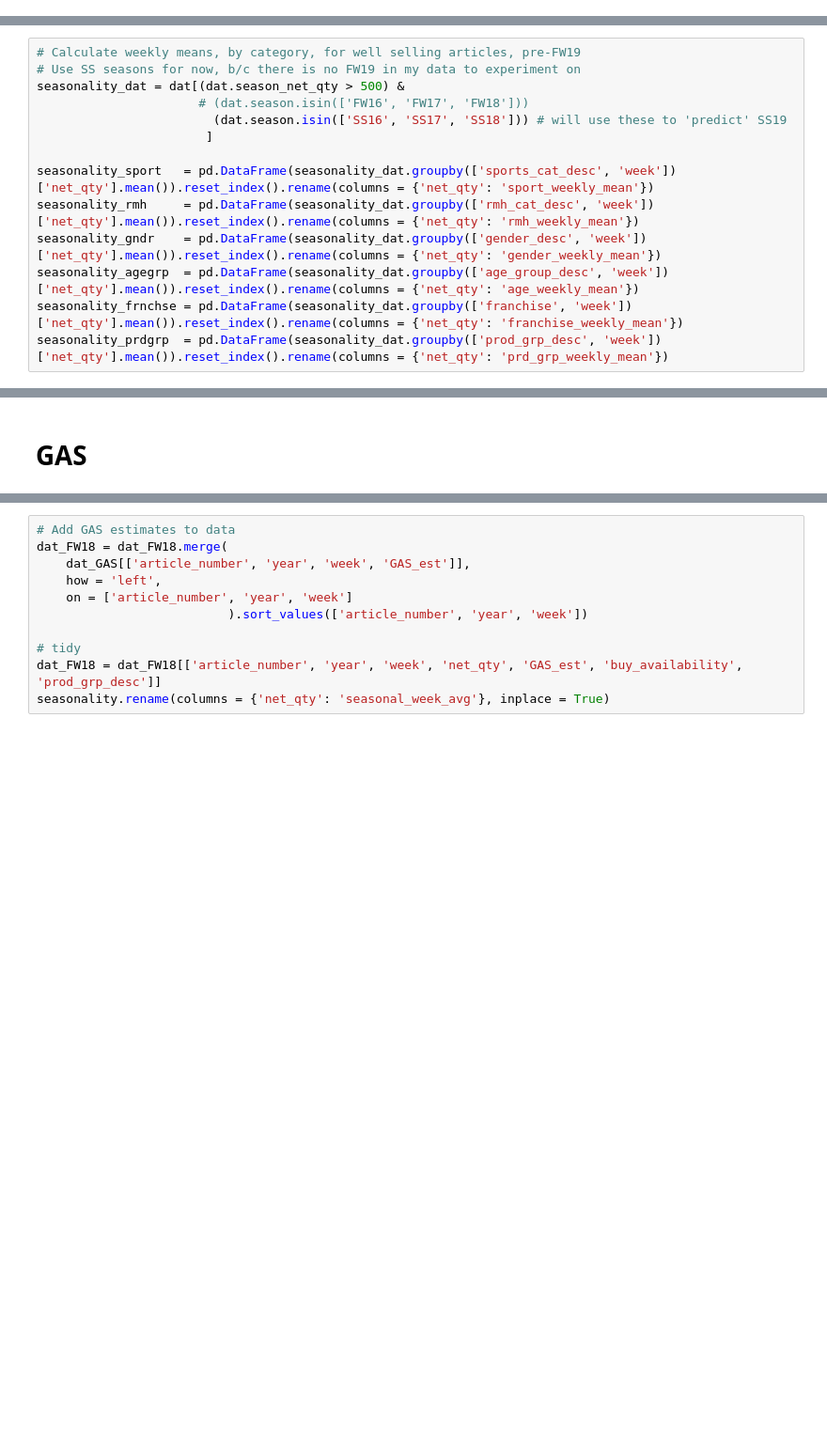
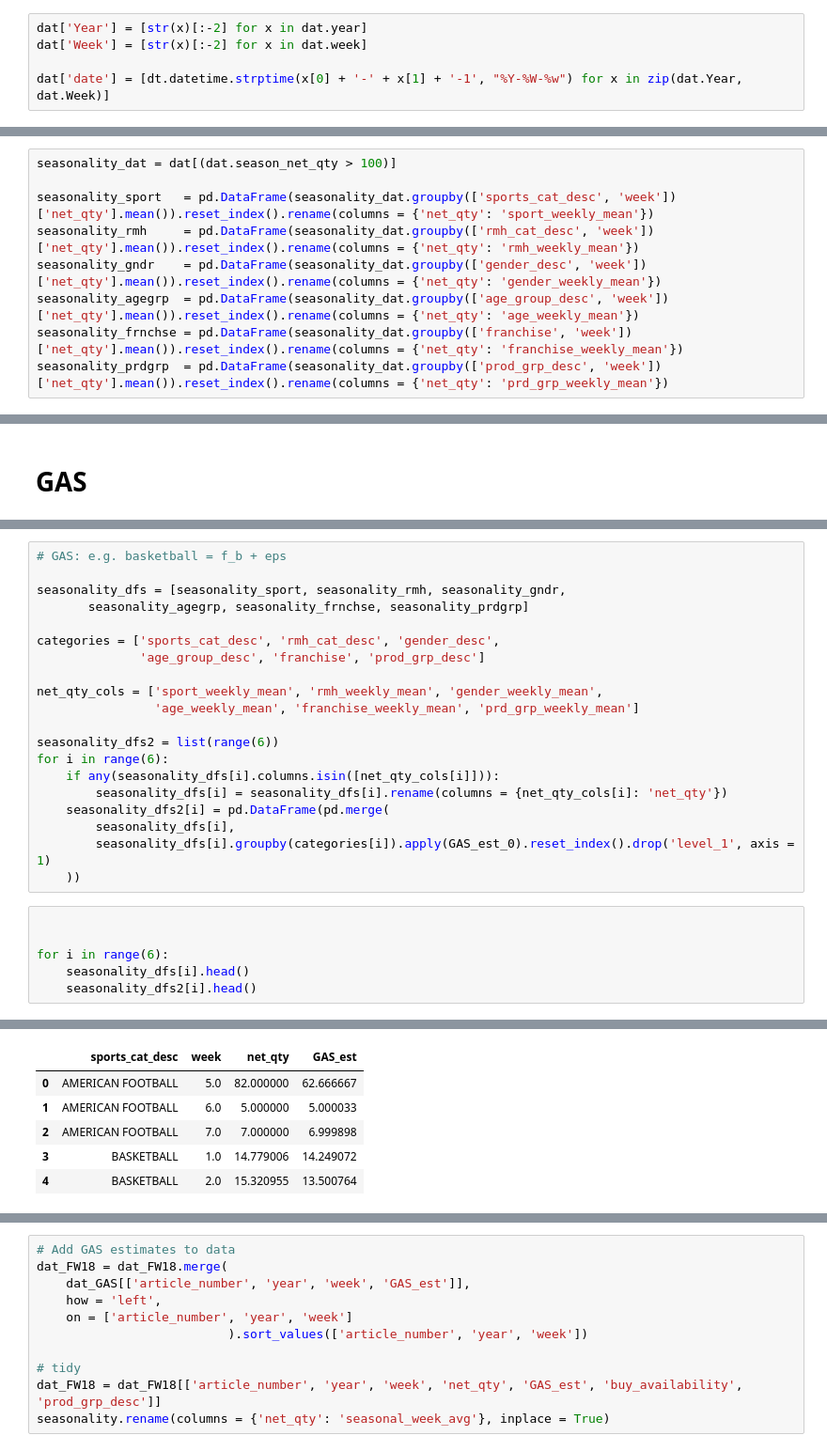
Before and after one commit to cwcomiskey/Misc, a Jupyter notebook: adidas/GAS_MV.ipynb, the cells around one changed output, grey strips where cells are left out. Shown at 94% size. Cells and saved outputs as stored; diff of their text form; blank space fills up the shorter version.

Commit message:
GAS'd category-level seasonalities

```diff
--- a/adidas/GAS_MV.ipynb
+++ b/adidas/GAS_MV.ipynb
@@ -296,6 +358,11 @@ dat = dat.sort_values(['article_number', 'year', 'week'])
 # For sorting
 # key = {'FW16': 1, 'SS17': 2, 'FW17': 3, 'SS18': 4, 'FW18': 5, 'SS19': 6, 'FW19': 7, 'SS20': 8}
 # dat['order_key'] = [key[s] for s in dat.season]
+# %%
+dat['Year'] = [str(x)[:-2] for x in dat.year]
+dat['Week'] = [str(x)[:-2] for x in dat.week]
+
+dat['date'] = [dt.datetime.strptime(x[0] + '-' + x[1] + '-1', "%Y-%W-%w") for x in zip(dat.Year, dat.Week)]
 # %%
 # for c in ref_dat.columns:
 #     print(c, len(ref_dat[c].unique()))
@@ -328,10 +375,5 @@ dat[dat.season == 'SS19']
 # %%
-# Calculate weekly means, by category, for well selling articles, pre-FW19
-# Use SS seasons for now, b/c there is no FW19 in my data to experiment on
-seasonality_dat = dat[(dat.season_net_qty > 500) &
-                      # (dat.season.isin(['FW16', 'FW17', 'FW18']))
-                        (dat.season.isin(['SS16', 'SS17', 'SS18'])) # will use these to 'predict' SS19
-                       ]
+seasonality_dat = dat[(dat.season_net_qty > 100)]
 
 seasonality_sport   = pd.DataFrame(seasonality_dat.groupby(['sports_cat_desc', 'week'])['net_qty'].mean()).reset_index().rename(columns = {'net_qty': 'sport_weekly_mean'})
 seasonality_rmh     = pd.DataFrame(seasonality_dat.groupby(['rmh_cat_desc', 'week'])['net_qty'].mean()).reset_index().rename(columns = {'net_qty': 'rmh_weekly_mean'})
@@ -501,0 +545,27 @@ dat_GAS.reset_index(inplace = True)
+# %%
+# GAS: e.g. basketball = f_b + eps
+
+seasonality_dfs = [seasonality_sport, seasonality_rmh, seasonality_gndr,
+       seasonality_agegrp, seasonality_frnchse, seasonality_prdgrp]
+
+categories = ['sports_cat_desc', 'rmh_cat_desc', 'gender_desc',
+              'age_group_desc', 'franchise', 'prod_grp_desc']
+
+net_qty_cols = ['sport_weekly_mean', 'rmh_weekly_mean', 'gender_weekly_mean',
+                'age_weekly_mean', 'franchise_weekly_mean', 'prd_grp_weekly_mean']
+
+seasonality_dfs2 = list(range(6))
+for i in range(6):
+    if any(seasonality_dfs[i].columns.isin([net_qty_cols[i]])):
+        seasonality_dfs[i] = seasonality_dfs[i].rename(columns = {net_qty_cols[i]: 'net_qty'})
+    seasonality_dfs2[i] = pd.DataFrame(pd.merge(
+        seasonality_dfs[i],
+        seasonality_dfs[i].groupby(categories[i]).apply(GAS_est_0).reset_index().drop('level_1', axis = 1)
+    ))
+# %%
+
+
+for i in range(6):
+    seasonality_dfs[i].head()
+    seasonality_dfs2[i].head()
+# %% [output]
@@ -501,0 +578,6 @@ dat_GAS.reset_index(inplace = True)
+|  | sports_cat_desc | week | net_qty | GAS_est |
+| 0 | AMERICAN FOOTBALL | 5.0 | 82.000000 | 62.666667 |
+| 1 | AMERICAN FOOTBALL | 6.0 | 5.000000 | 5.000033 |
+| 2 | AMERICAN FOOTBALL | 7.0 | 7.000000 | 6.999898 |
+| 3 | BASKETBALL | 1.0 | 14.779006 | 14.249072 |
+| 4 | BASKETBALL | 2.0 | 15.320955 | 13.500764 |
```
Also changed, not shown: parts of 50 cells of this notebook.
